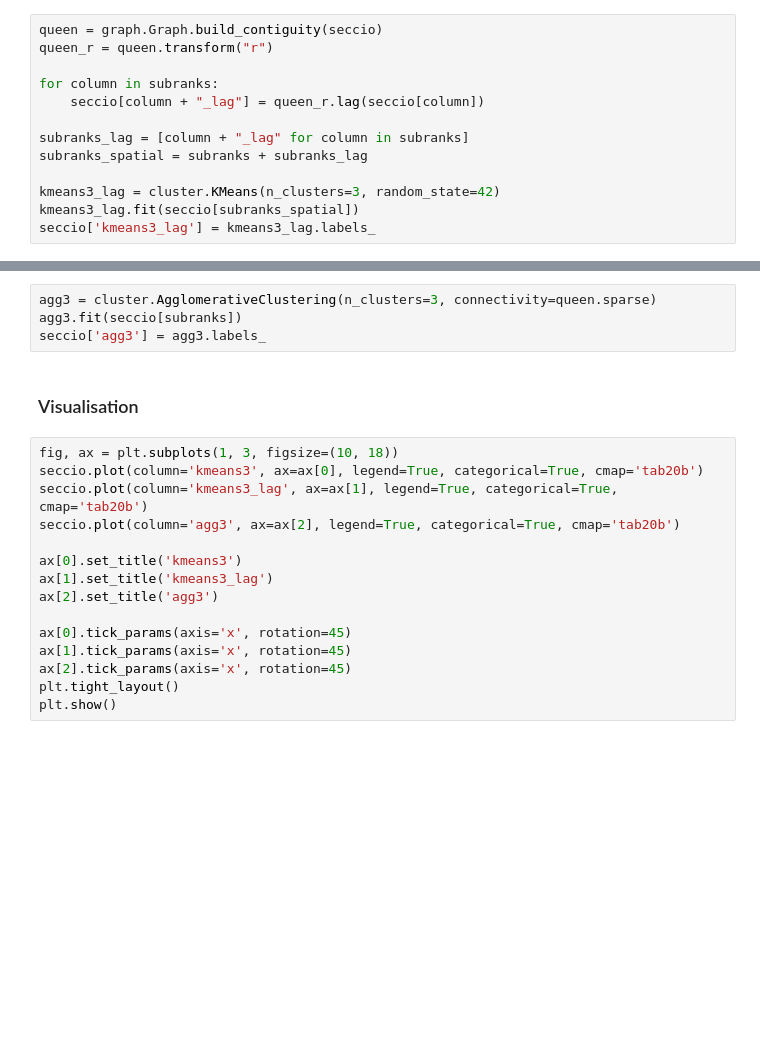
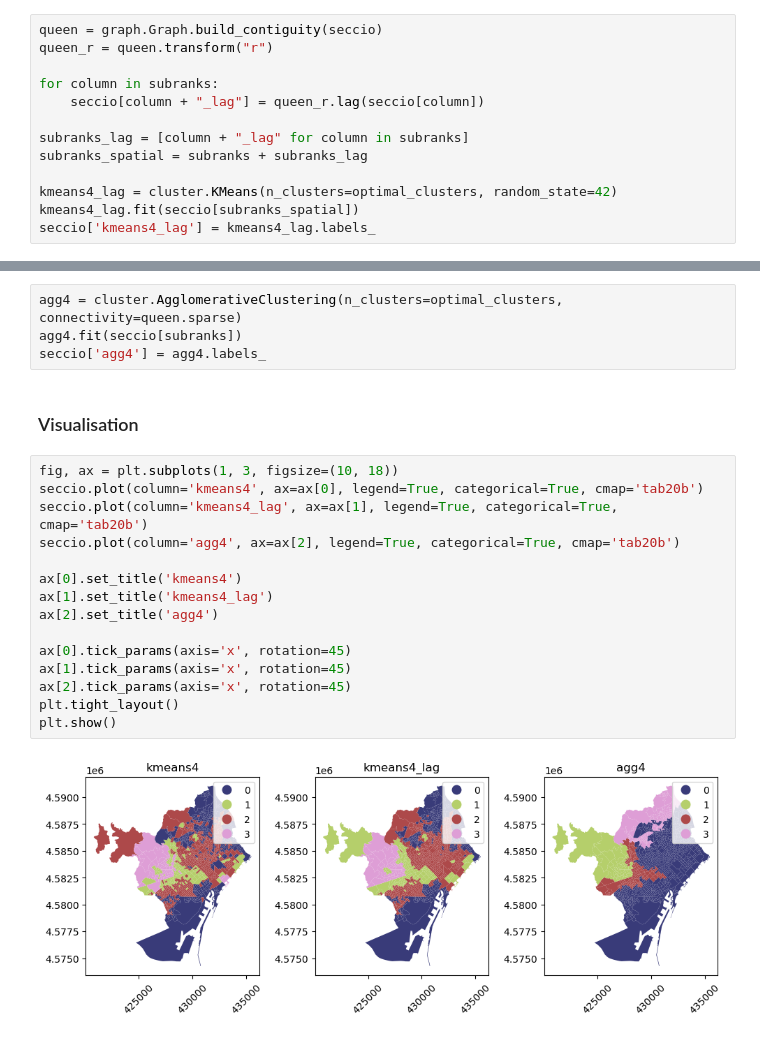
Before and after one commit to novotny-marek/SDS4SG-barcelona-case, a Jupyter notebook: barcelona.ipynb, the cells around one changed output, grey strips where cells are left out. Saved outputs shown, nothing was run; the diff lists cells and outputs as text; blank space fills up the shorter version.

```diff
--- a/barcelona.ipynb
+++ b/barcelona.ipynb
@@ -292,29 +366,31 @@ for column in subranks:
 subranks_lag = [column + "_lag" for column in subranks]
 subranks_spatial = subranks + subranks_lag
 
-kmeans3_lag = cluster.KMeans(n_clusters=3, random_state=42)
-kmeans3_lag.fit(seccio[subranks_spatial])
-seccio['kmeans3_lag'] = kmeans3_lag.labels_
+kmeans4_lag = cluster.KMeans(n_clusters=optimal_clusters, random_state=42)
+kmeans4_lag.fit(seccio[subranks_spatial])
+seccio['kmeans4_lag'] = kmeans4_lag.labels_
 # %% [markdown]
 #### Regionalisation
 # %%
-agg3 = cluster.AgglomerativeClustering(n_clusters=3, connectivity=queen.sparse)
-agg3.fit(seccio[subranks])
-seccio['agg3'] = agg3.labels_
+agg4 = cluster.AgglomerativeClustering(n_clusters=optimal_clusters, connectivity=queen.sparse)
+agg4.fit(seccio[subranks])
+seccio['agg4'] = agg4.labels_
 # %% [markdown]
 ### Visualisation
 # %%
 fig, ax = plt.subplots(1, 3, figsize=(10, 18))
-seccio.plot(column='kmeans3', ax=ax[0], legend=True, categorical=True, cmap='tab20b')
-seccio.plot(column='kmeans3_lag', ax=ax[1], legend=True, categorical=True, cmap='tab20b')
-seccio.plot(column='agg3', ax=ax[2], legend=True, categorical=True, cmap='tab20b')
+seccio.plot(column='kmeans4', ax=ax[0], legend=True, categorical=True, cmap='tab20b')
+seccio.plot(column='kmeans4_lag', ax=ax[1], legend=True, categorical=True, cmap='tab20b')
+seccio.plot(column='agg4', ax=ax[2], legend=True, categorical=True, cmap='tab20b')
 
-ax[0].set_title('kmeans3')
-ax[1].set_title('kmeans3_lag')
-ax[2].set_title('agg3')
+ax[0].set_title('kmeans4')
+ax[1].set_title('kmeans4_lag')
+ax[2].set_title('agg4')
 
 ax[0].tick_params(axis='x', rotation=45)
 ax[1].tick_params(axis='x', rotation=45)
 ax[2].tick_params(axis='x', rotation=45)
 plt.tight_layout()
 plt.show()
+# %% [output]
+[figure, added]
```
Also changed, not shown: parts of 15 cells of this notebook.
